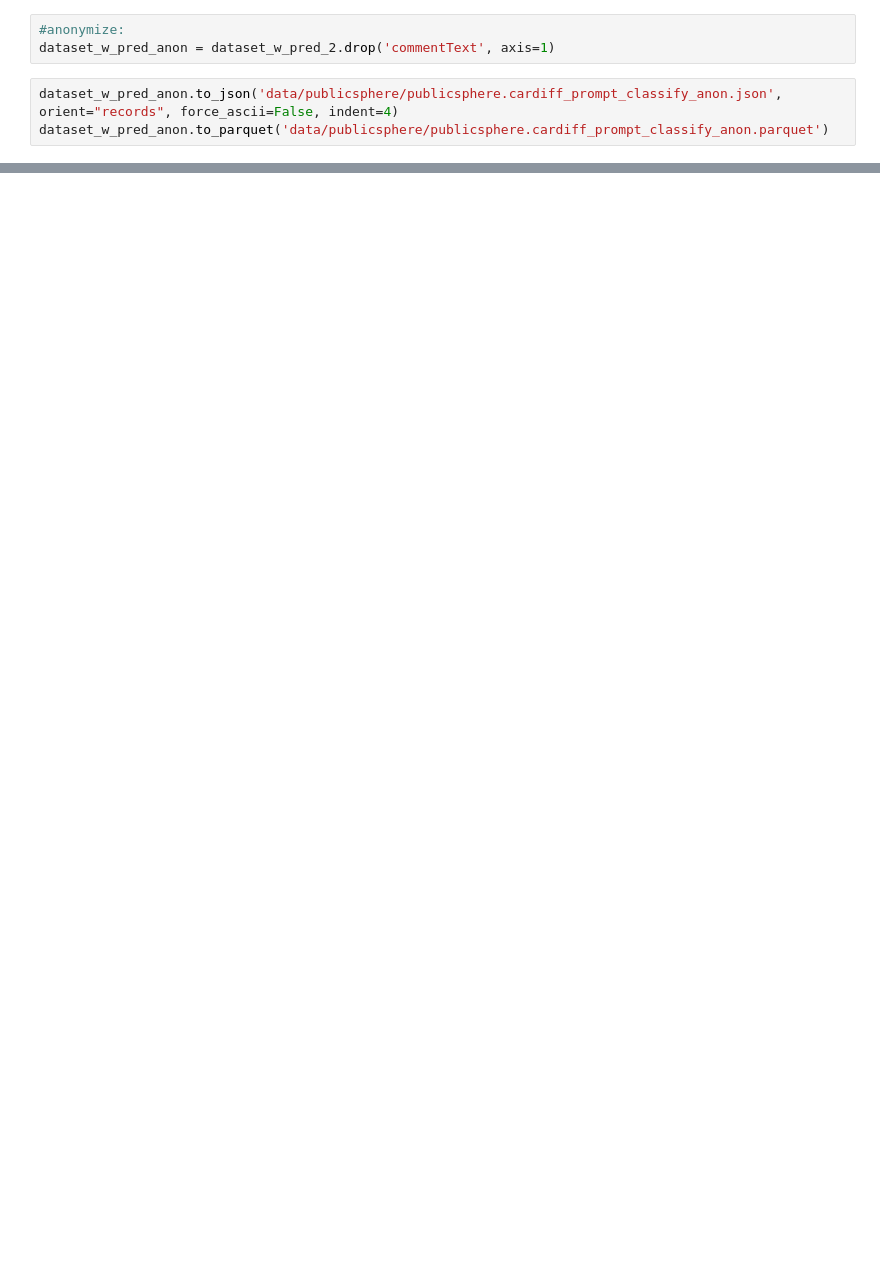
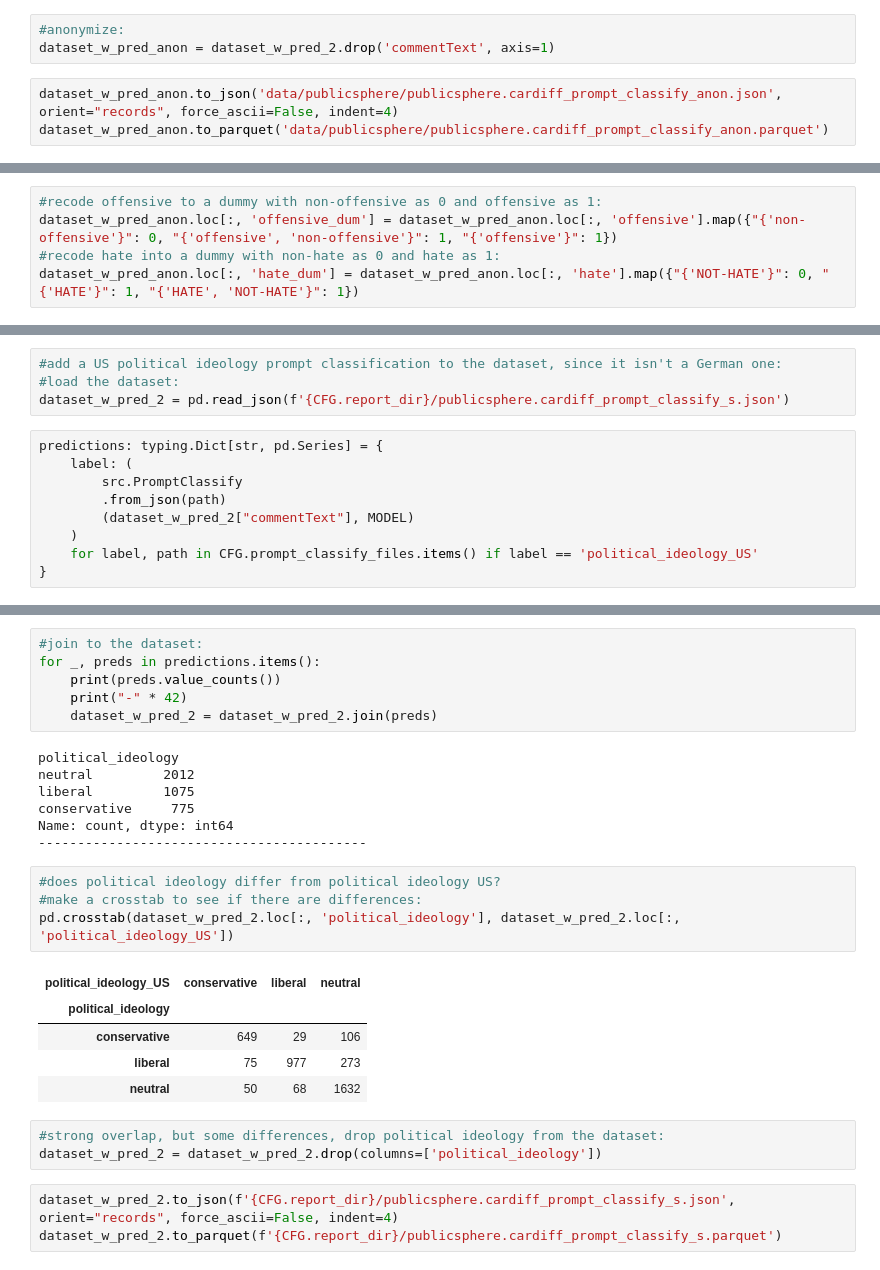
Before and after one commit to cl-trier/TWON-Exploration, a Jupyter notebook: 26--Classify PublicSphere-benchmark.ipynb, the cells around one changed output, grey strips where cells are left out. Drawn from its saved outputs; the diff is of its cells as text; blank space fills up the shorter version.

```diff
--- a/26--Classify PublicSphere-benchmark.ipynb
+++ b/26--Classify PublicSphere-benchmark.ipynb
@@ -373,0 +309,5 @@ performance
+# %%
+#recode offensive to a dummy with non-offensive as 0 and offensive as 1:
+dataset_w_pred_anon.loc[:, 'offensive_dum'] = dataset_w_pred_anon.loc[:, 'offensive'].map({"{'non-offensive'}": 0, "{'offensive', 'non-offensive'}": 1, "{'offensive'}": 1})
+#recode hate into a dummy with non-hate as 0 and hate as 1:
+dataset_w_pred_anon.loc[:, 'hate_dum'] = dataset_w_pred_anon.loc[:, 'hate'].map({"{'NOT-HATE'}": 0, "{'HATE'}": 1, "{'HATE', 'NOT-HATE'}": 1})
@@ -373,0 +405,13 @@ performance
+# %%
+#add a US political ideology prompt classification to the dataset, since it isn't a German one:
+#load the dataset:
+dataset_w_pred_2 = pd.read_json(f'{CFG.report_dir}/publicsphere.cardiff_prompt_classify_s.json')
+# %%
+predictions: typing.Dict[str, pd.Series] = {
+    label: (
+        src.PromptClassify
+        .from_json(path)
+        (dataset_w_pred_2["commentText"], MODEL)
+    )
+    for label, path in CFG.prompt_classify_files.items() if label == 'political_ideology_US'
+}
@@ -373,0 +433,29 @@ performance
+# %%
+#join to the dataset:
+for _, preds in predictions.items():
+    print(preds.value_counts())
+    print("-" * 42)
+    dataset_w_pred_2 = dataset_w_pred_2.join(preds)
+# %% [output]
+political_ideology
+neutral         2012
+liberal         1075
+conservative     775
+Name: count, dtype: int64
+------------------------------------------
+# %%
+#does political ideology differ from political ideology US?
+#make a crosstab to see if there are differences:
+pd.crosstab(dataset_w_pred_2.loc[:, 'political_ideology'], dataset_w_pred_2.loc[:, 'political_ideology_US'])
+# %% [output]
+| political_ideology_US | conservative | liberal | neutral |
+| political_ideology |  |  |  |
+| conservative | 649 | 29 | 106 |
+| liberal | 75 | 977 | 273 |
+| neutral | 50 | 68 | 1632 |
+# %%
+#strong overlap, but some differences, drop political ideology from the dataset:
+dataset_w_pred_2 = dataset_w_pred_2.drop(columns=['political_ideology'])
+# %%
+dataset_w_pred_2.to_json(f'{CFG.report_dir}/publicsphere.cardiff_prompt_classify_s.json', orient="records", force_ascii=False, indent=4)
+dataset_w_pred_2.to_parquet(f'{CFG.report_dir}/publicsphere.cardiff_prompt_classify_s.parquet')
```
Also changed, not shown: parts of 55 cells of this notebook, 3 other files.
